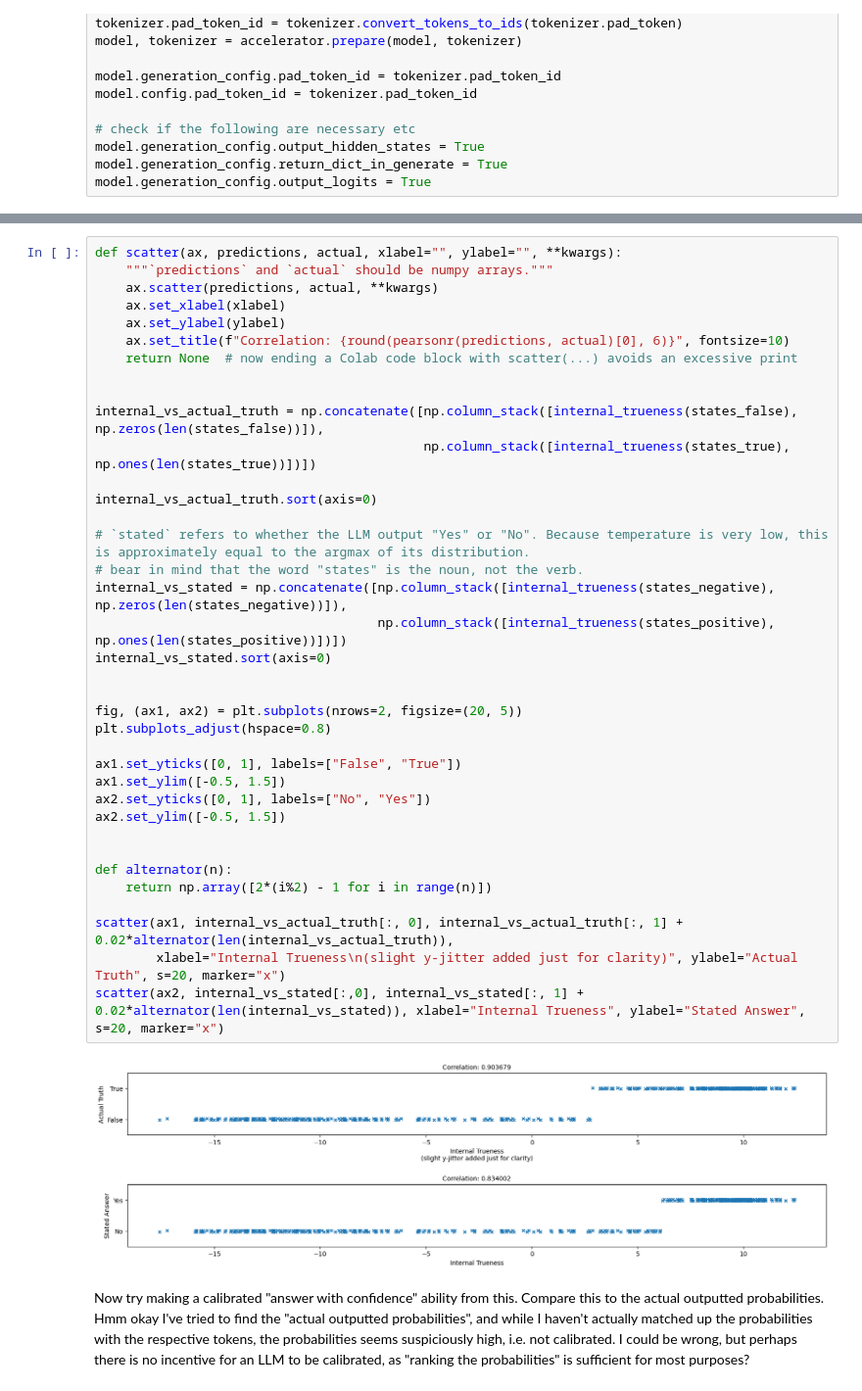
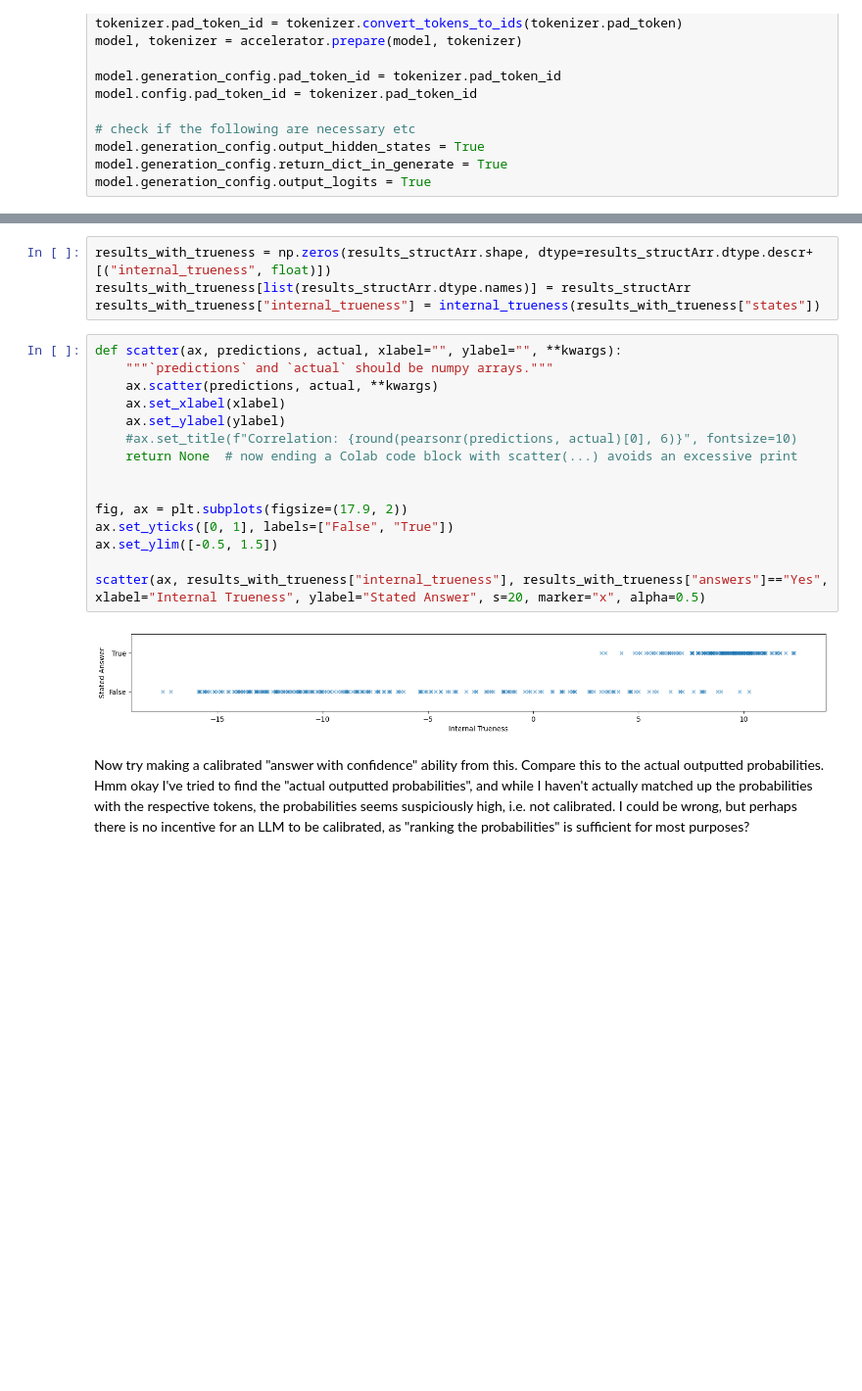
Before and after one commit to JDS289/BaLD4LLM, a Jupyter notebook: proj.ipynb, the cells around one changed output, grey strips where cells are left out. Shown: that part at 98% size. Saved outputs shown, nothing was run; the diff lists cells and outputs as text; blank space fills up the shorter version.

```diff
--- a/proj.ipynb
+++ b/proj.ipynb
@@ -216,45 +217,27 @@ Average 'Internal Trueness' given true and correct (True Positive): 9.02204
 Average 'Internal Trueness' given true and incorrect (False Negative): 5.45955
 Average 'Internal Trueness' given false and correct (True Negative): -8.43147
 All false questions identified as such; no False Positives.
+# %%
+results_with_trueness = np.zeros(results_structArr.shape, dtype=results_structArr.dtype.descr+[("internal_trueness", float)])
+results_with_trueness[list(results_structArr.dtype.names)] = results_structArr
+results_with_trueness["internal_trueness"] = internal_trueness(results_with_trueness["states"])
 # %%
 def scatter(ax, predictions, actual, xlabel="", ylabel="", **kwargs):
     """`predictions` and `actual` should be numpy arrays."""
     ax.scatter(predictions, actual, **kwargs)
     ax.set_xlabel(xlabel)
     ax.set_ylabel(ylabel)
-    ax.set_title(f"Correlation: {round(pearsonr(predictions, actual)[0], 6)}", fontsize=10)
+    #ax.set_title(f"Correlation: {round(pearsonr(predictions, actual)[0], 6)}", fontsize=10)
     return None  # now ending a Colab code block with scatter(...) avoids an excessive print
 
 
-internal_vs_actual_truth = np.concatenate([np.column_stack([internal_trueness(states_false), np.zeros(len(states_false))]),
-                                           np.column_stack([internal_trueness(states_true), np.ones(len(states_true))])])
+fig, ax = plt.subplots(figsize=(17.9, 2))
+ax.set_yticks([0, 1], labels=["False", "True"])
+ax.set_ylim([-0.5, 1.5])
 
-internal_vs_actual_truth.sort(axis=0)
-
-# `stated` refers to whether the LLM output "Yes" or "No". Because temperature is very low, this is approximately equal to the argmax of its distribution.
-# bear in mind that the word "states" is the noun, not the verb.
-internal_vs_stated = np.concatenate([np.column_stack([internal_trueness(states_negative), np.zeros(len(states_negative))]),
-                                     np.column_stack([internal_trueness(states_positive), np.ones(len(states_positive))])])
-internal_vs_stated.sort(axis=0)
-
-
-fig, (ax1, ax2) = plt.subplots(nrows=2, figsize=(20, 5))
-plt.subplots_adjust(hspace=0.8)
-
-ax1.set_yticks([0, 1], labels=["False", "True"])
-ax1.set_ylim([-0.5, 1.5])
-ax2.set_yticks([0, 1], labels=["No", "Yes"])
-ax2.set_ylim([-0.5, 1.5])
-
-
-def alternator(n):
-    return np.array([2*(i%2) - 1 for i in range(n)])
-
-scatter(ax1, internal_vs_actual_truth[:, 0], internal_vs_actual_truth[:, 1] + 0.02*alternator(len(internal_vs_actual_truth)),
-        xlabel="Internal Trueness\n(slight y-jitter added just for clarity)", ylabel="Actual Truth", s=20, marker="x")
-scatter(ax2, internal_vs_stated[:,0], internal_vs_stated[:, 1] + 0.02*alternator(len(internal_vs_stated)), xlabel="Internal Trueness", ylabel="Stated Answer", s=20, marker="x")
+scatter(ax, results_with_trueness["internal_trueness"], results_with_trueness["answers"]=="Yes", xlabel="Internal Trueness", ylabel="Stated Answer", s=20, marker="x", alpha=0.5)
 # %% [output]
-[figure, old version]
+[figure, new version]
 # %% [markdown]
 Now try making a calibrated "answer with confidence" ability from this. Compare this to the actual outputted probabilities.
 Hmm okay I've tried to find the "actual outputted probabilities", and while I haven't actually matched up the probabilities with the respective tokens, the probabilities seems suspiciously high, i.e. not calibrated. I could be wrong, but perhaps there is no incentive for an LLM to be calibrated, as "ranking the probabilities" is sufficient for most purposes?
```
Also changed, not shown: parts of 13 cells of this notebook.
